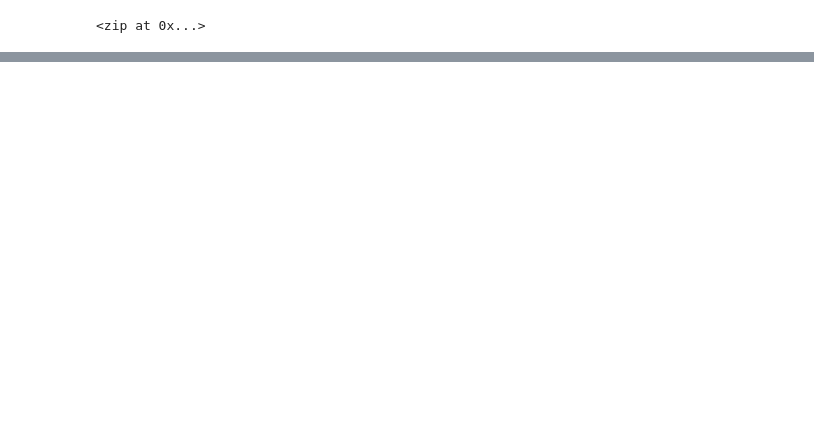
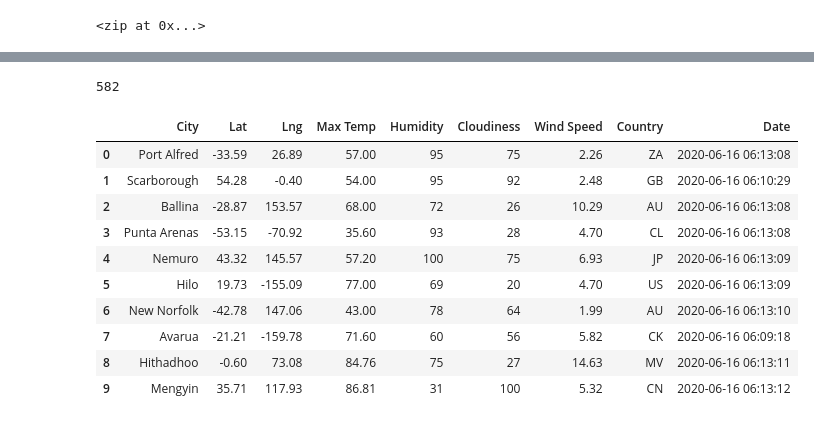
Before and after one commit to kpineda21/World_Weather_Analysis, a Jupyter notebook: WeatherPy.ipynb, the cells around one changed output, grey strips where cells are left out. Drawn from its saved outputs; the diff is of its cells as text; code cells hidden in the pictures; blank space fills up the shorter version.

```diff
--- a/WeatherPy.ipynb
+++ b/WeatherPy.ipynb
@@ -76,0 +188,20 @@ len(cities)
+# %%
+len(city_data)
+# %% [output]
+582
+# %%
+# Convert the array of dictionaries to a Pandas DataFrame.
+city_data_df = pd.DataFrame(city_data)
+city_data_df.head(10)
+# %% [output]
+|  | City | Lat | Lng | Max Temp | Humidity | Cloudiness | Wind Speed | Country | Date |
+| 0 | Port Alfred | -33.59 | 26.89 | 57.00 | 95 | 75 | 2.26 | ZA | 2020-06-16 06:13:08 |
+| 1 | Scarborough | 54.28 | -0.40 | 54.00 | 95 | 92 | 2.48 | GB | 2020-06-16 06:10:29 |
+| 2 | Ballina | -28.87 | 153.57 | 68.00 | 72 | 26 | 10.29 | AU | 2020-06-16 06:13:08 |
+| 3 | Punta Arenas | -53.15 | -70.92 | 35.60 | 93 | 28 | 4.70 | CL | 2020-06-16 06:13:08 |
+| 4 | Nemuro | 43.32 | 145.57 | 57.20 | 100 | 75 | 6.93 | JP | 2020-06-16 06:13:09 |
+| 5 | Hilo | 19.73 | -155.09 | 77.00 | 69 | 20 | 4.70 | US | 2020-06-16 06:13:09 |
+| 6 | New Norfolk | -42.78 | 147.06 | 43.00 | 78 | 64 | 1.99 | AU | 2020-06-16 06:13:10 |
+| 7 | Avarua | -21.21 | -159.78 | 71.60 | 60 | 56 | 5.82 | CK | 2020-06-16 06:09:18 |
+| 8 | Hithadhoo | -0.60 | 73.08 | 84.76 | 75 | 27 | 14.63 | MV | 2020-06-16 06:13:11 |
+| 9 | Mengyin | 35.71 | 117.93 | 86.81 | 31 | 100 | 5.32 | CN | 2020-06-16 06:13:12 |
```
Also changed, not shown: parts of 11 cells of this notebook, 4 other files.
